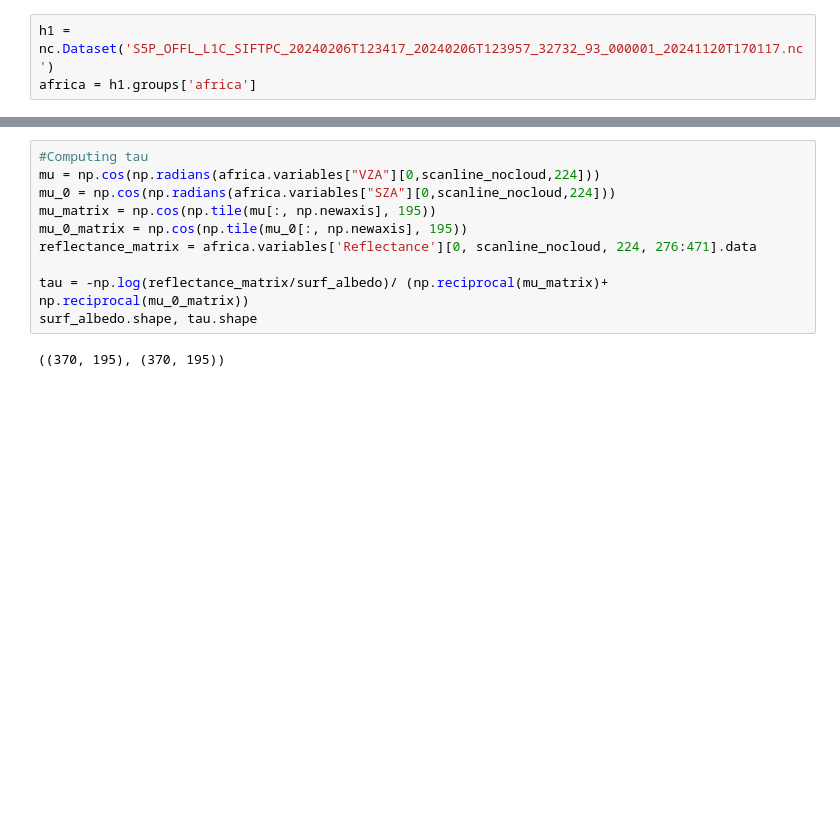
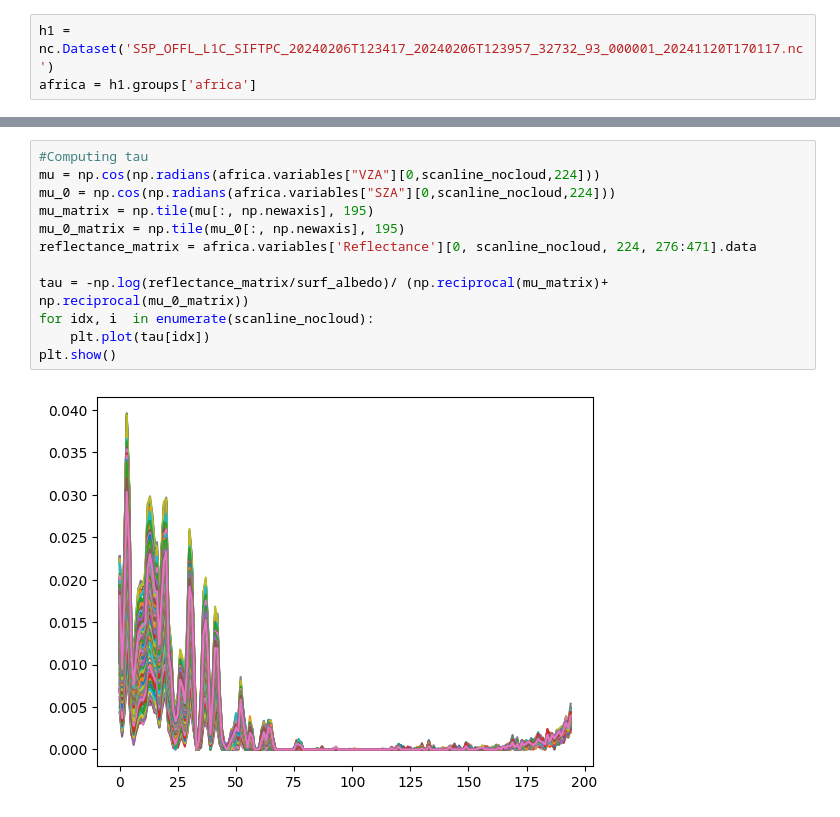
Before and after one commit to raviolihui/SIFretrieval, a Jupyter notebook: VAEexample.ipynb, the cells around one changed output, grey strips where cells are left out. Drawn from its saved outputs; the diff is of its cells as text; blank space fills up the shorter version.

```diff
--- a/VAEexample.ipynb
+++ b/VAEexample.ipynb
@@ -49,13 +59,15 @@ for i in range(370):
 # %%
 #Computing tau
 mu = np.cos(np.radians(africa.variables["VZA"][0,scanline_nocloud,224]))
 mu_0 = np.cos(np.radians(africa.variables["SZA"][0,scanline_nocloud,224]))
-mu_matrix = np.cos(np.tile(mu[:, np.newaxis], 195))
-mu_0_matrix = np.cos(np.tile(mu_0[:, np.newaxis], 195))
+mu_matrix = np.tile(mu[:, np.newaxis], 195)
+mu_0_matrix = np.tile(mu_0[:, np.newaxis], 195)
 reflectance_matrix = africa.variables['Reflectance'][0, scanline_nocloud, 224, 276:471].data
 
 tau = -np.log(reflectance_matrix/surf_albedo)/ (np.reciprocal(mu_matrix)+ np.reciprocal(mu_0_matrix))
-surf_albedo.shape, tau.shape
+for idx, i  in enumerate(scanline_nocloud):
+    plt.plot(tau[idx])
+plt.show()
 # %% [output]
-((370, 195), (370, 195))
+[figure, added]
 # %%
```
Also changed, not shown: parts of 23 cells of this notebook, 1 other file.
